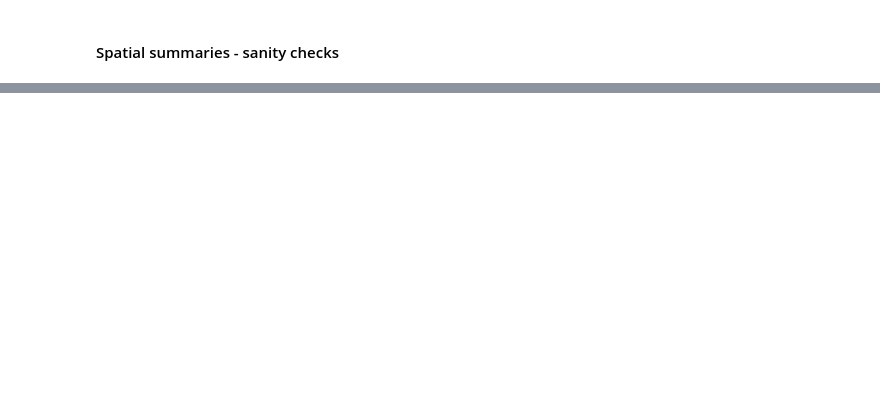
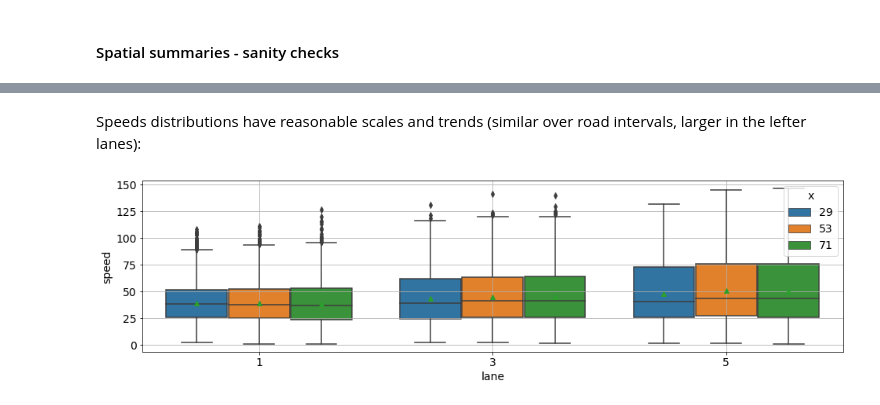
Before and after one commit to ido90/AyalonRoad, a Jupyter notebook: Analyzer/Basic Processing.ipynb, the cells around one changed output, grey strips where cells are left out. Saved outputs shown, nothing was run; the diff lists cells and outputs as text; code cells hidden in the pictures; blank space fills up the shorter version.

```diff
--- a/Analyzer/Basic Processing.ipynb
+++ b/Analyzer/Basic Processing.ipynb
@@ -235,8 +254,14 @@ ax.set_ylabel('active_tracks_per_frame(video)');
+# %% [markdown]
+Speeds distributions have reasonable scales and trends (similar over road intervals, larger in the lefter lanes):
 # %%
 tmp = pd.DataFrame(columns=('lane','x','speed'))
 for lane in (1,3,5):
     for x in (29,53,71):
-        tmp = pd.concat((tmp, pd.DataFrame({'lane':lane, 'x':x, 'speed':s2[f'v_x{x-3:.0f}to{x+3:.0f}_l{l:.0f}']})))
+        tmp = pd.concat((tmp, pd.DataFrame({'lane':lane, 'x':x, 'speed':3.6*s2[f'v_x{x-3:.0f}to{x+3:.0f}_l{lane:.0f}']})))
 
 plt.figure(figsize=(16,4))
-sns.boxplot(data=tmp, x='lane', hue='x', y='speed')
+sns.boxplot(data=tmp, x='lane', hue='x', y='speed', showmeans=True)
+#sns.violinplot(data=tmp, x='lane', hue='x', y='speed', inner='quart')
+plt.grid()
+# %% [output]
+[figure, added]
```
Also changed, not shown: parts of 8 cells of this notebook, 1 other file.
